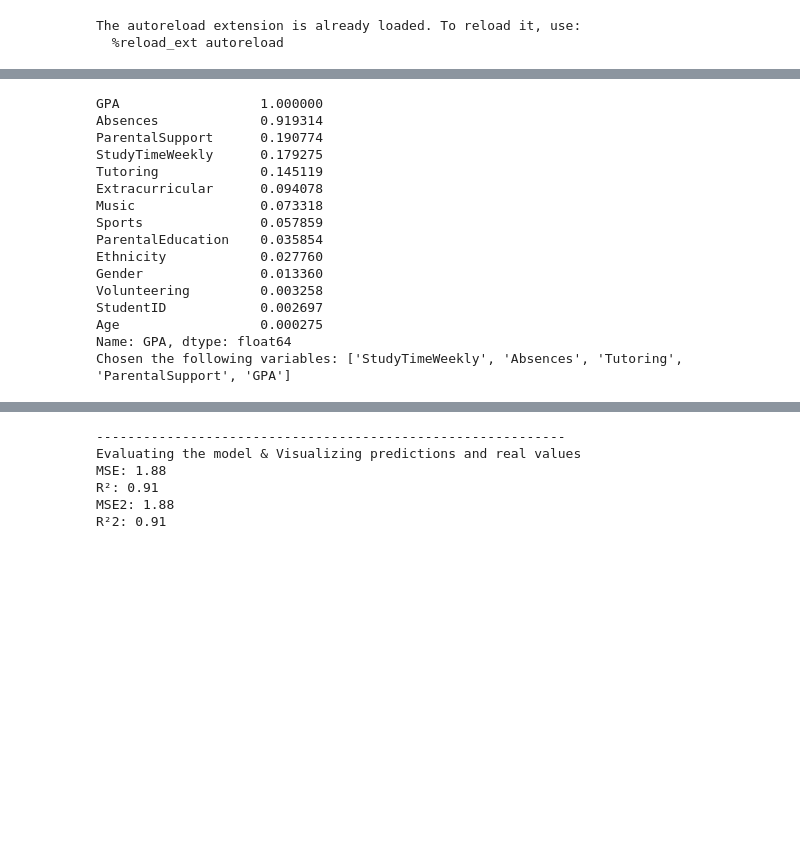
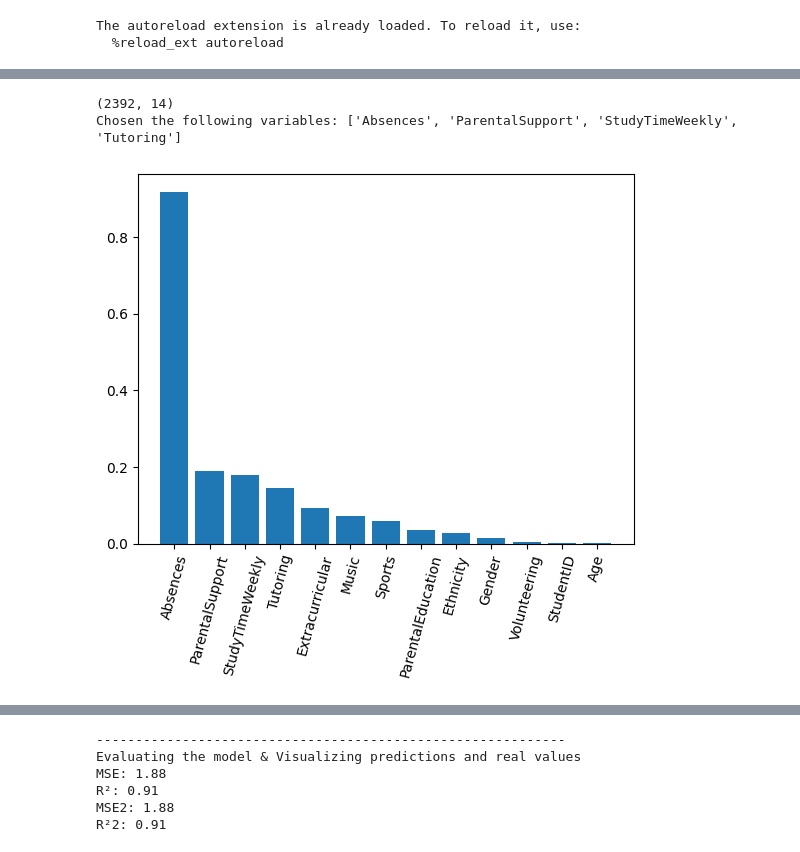
Before and after one commit to GerardoObeid/LOOCV, a Jupyter notebook: experiment.ipynb, the cells around one changed output, grey strips where cells are left out. Saved outputs shown, nothing was run; the diff lists cells and outputs as text; code cells hidden in the pictures; blank space fills up the shorter version.

```diff
--- a/experiment.ipynb
+++ b/experiment.ipynb
@@ -82,23 +168,33 @@ print(df.shape)
 # %%
-correlation = abs(df.corr()["GPA"])
-print(correlation.sort_values(ascending=False))
+# We read the dataset previusly downloaded from kaggle
+# Url: https://doi.org/10.34740/KAGGLE/DS/5195702 the dataset was renamed as performance
+
+df = pd.read_csv('data/performance.csv')
+df.drop(['GradeClass'], axis=1, inplace=True)
+print(df.shape)
+
+# Build a correlation matrix and keep only out target to analyze which variables could help our regressor
+correlation = abs(df.corr()["GPA"]).sort_values(ascending=False).drop(index=['GPA'])
+plt.bar((correlation.index), correlation.values)
+plt.xticks(rotation=75)
+
+# Keep only variables with correlation greater than 10%
 important_variables = correlation[correlation >= 0.1]
 print(f"Chosen the following variables: {important_variables.index.to_list()}")
+
+new_df = df[['GPA'] + important_variables.index.to_list()].copy()
+
+# Adapting GPA to french grading
+new_df['GPA'] = new_df['GPA'].astype(float) * 5
+
+X = new_df.drop(columns=['GPA'])
+y = new_df['GPA']
+X_scaled = scaler.fit_transform(X.values)
+
+data = {'data': X_scaled,
+        'target': y}
 # %% [output]
-GPA                  1.000000
-Absences             0.919314
-ParentalSupport      0.190774
-StudyTimeWeekly      0.179275
-Tutoring             0.145119
-Extracurricular      0.094078
-Music                0.073318
-Sports               0.057859
-ParentalEducation    0.035854
-Ethnicity            0.027760
-Gender               0.013360
-Volunteering         0.003258
-StudentID            0.002697
-Age                  0.000275
-Name: GPA, dtype: float64
-Chosen the following variables: ['StudyTimeWeekly', 'Absences', 'Tutoring', 'ParentalSupport', 'GPA']
+(2392, 14)
+Chosen the following variables: ['Absences', 'ParentalSupport', 'StudyTimeWeekly', 'Tutoring']
+[figure, added]
 # %%
```
Also changed, not shown: parts of 12 cells of this notebook, 3 other files.
